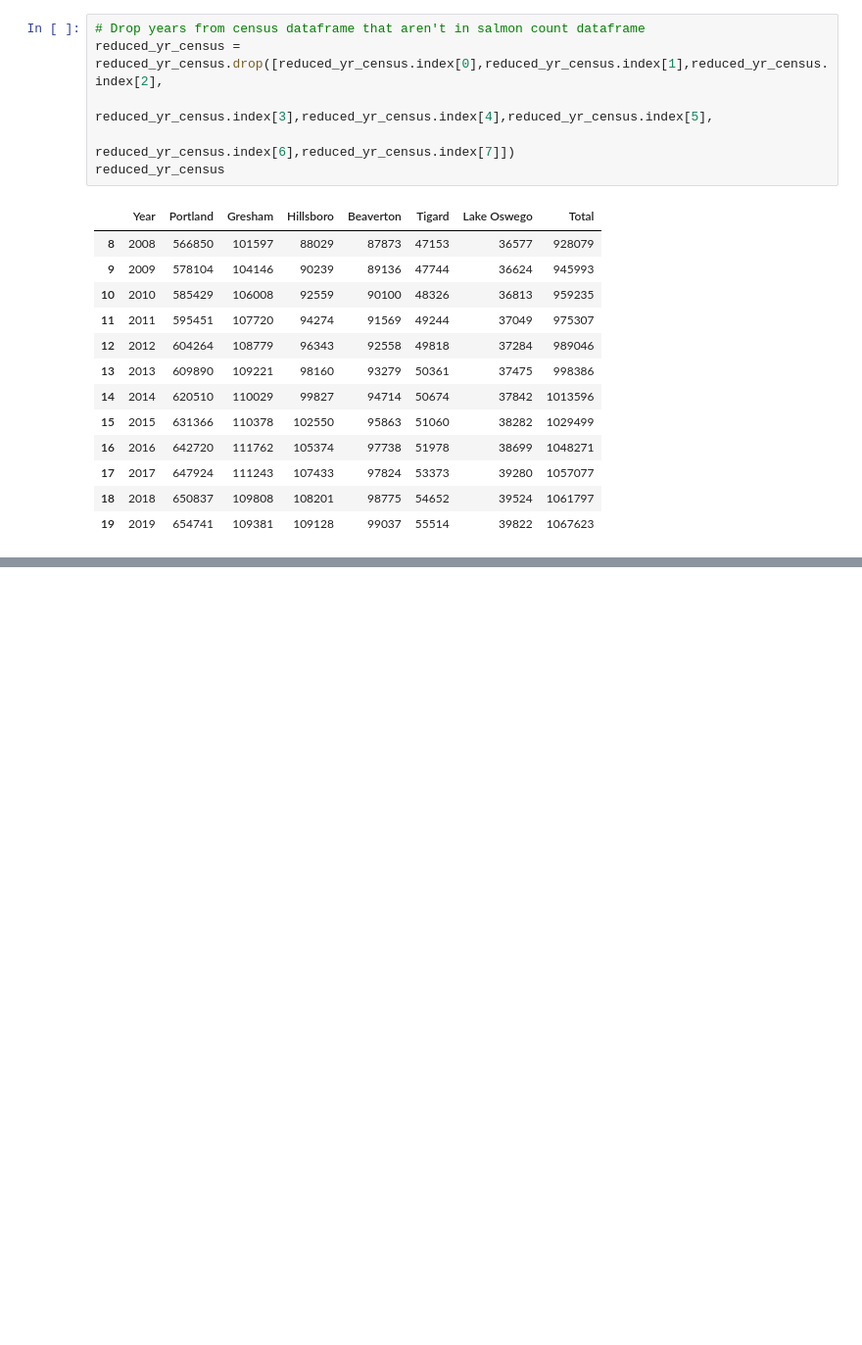
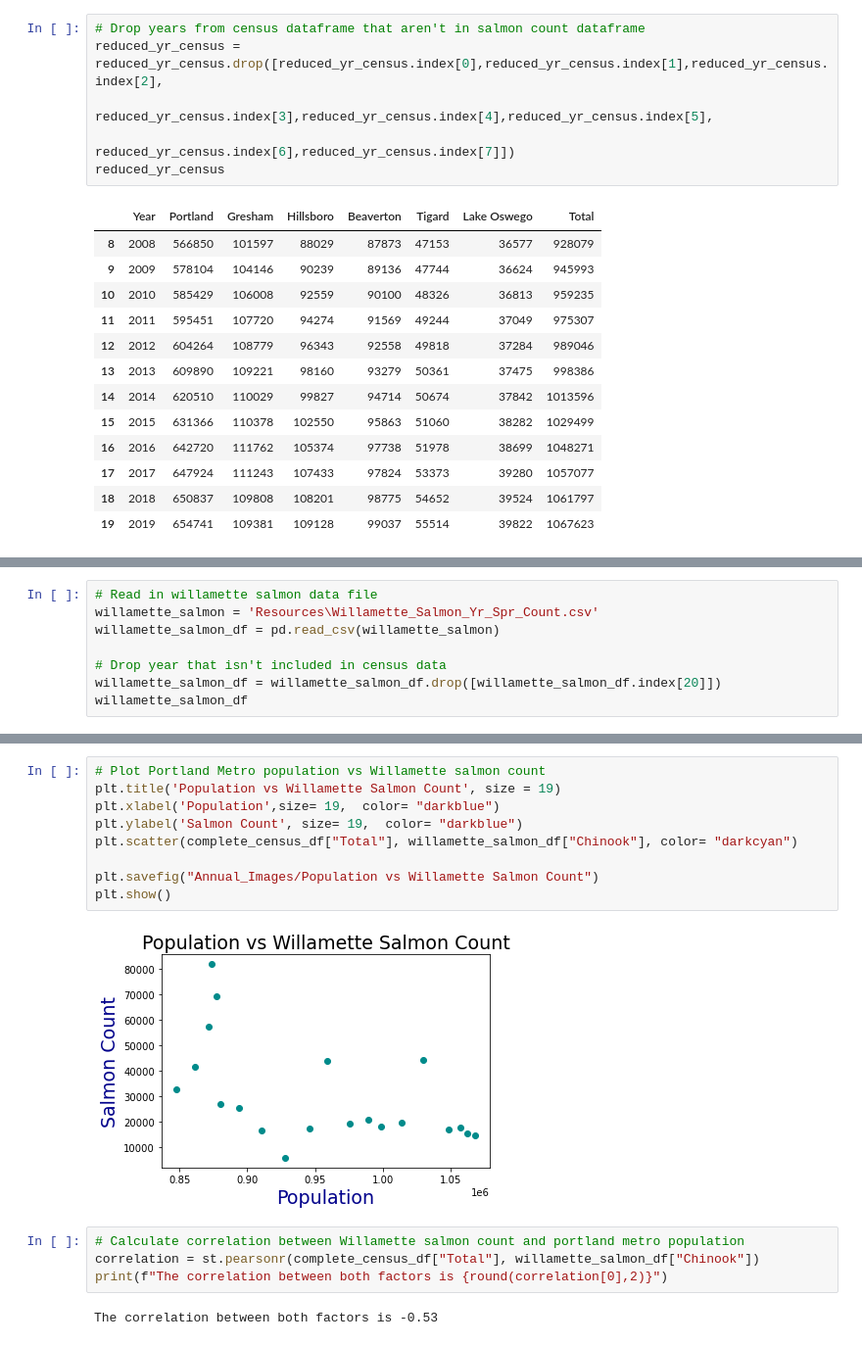
Before and after one commit to jayhjman/bootcamp-project1, a Jupyter notebook: Population_data.ipynb, the cells around one changed output, grey strips where cells are left out. Shown at 98% size. Saved outputs shown, nothing was run; the diff lists cells and outputs as text; blank space fills up the shorter version.

Commit message:
finished scatter plots and correlation values

```diff
--- a/Population_data.ipynb
+++ b/Population_data.ipynb
@@ -436,0 +432,8 @@ The correlation between both factors is -0.38
+# %%
+# Read in willamette salmon data file
+willamette_salmon = 'Resources\Willamette_Salmon_Yr_Spr_Count.csv'
+willamette_salmon_df = pd.read_csv(willamette_salmon)
+
+# Drop year that isn't included in census data
+willamette_salmon_df = willamette_salmon_df.drop([willamette_salmon_df.index[20]])
+willamette_salmon_df
@@ -436,0 +458,17 @@ The correlation between both factors is -0.38
+# %%
+# Plot Portland Metro population vs Willamette salmon count
+plt.title('Population vs Willamette Salmon Count', size = 19)
+plt.xlabel('Population',size= 19,  color= "darkblue")
+plt.ylabel('Salmon Count', size= 19,  color= "darkblue")
+plt.scatter(complete_census_df["Total"], willamette_salmon_df["Chinook"], color= "darkcyan")
+
+plt.savefig("Annual_Images/Population vs Willamette Salmon Count")
+plt.show()
+# %% [output]
+[figure, added]
+# %%
+# Calculate correlation between Willamette salmon count and portland metro population
+correlation = st.pearsonr(complete_census_df["Total"], willamette_salmon_df["Chinook"])
+print(f"The correlation between both factors is {round(correlation[0],2)}")
+# %% [output]
+The correlation between both factors is -0.53
```
Also changed, not shown: parts of 8 cells of this notebook, 3 other files.
